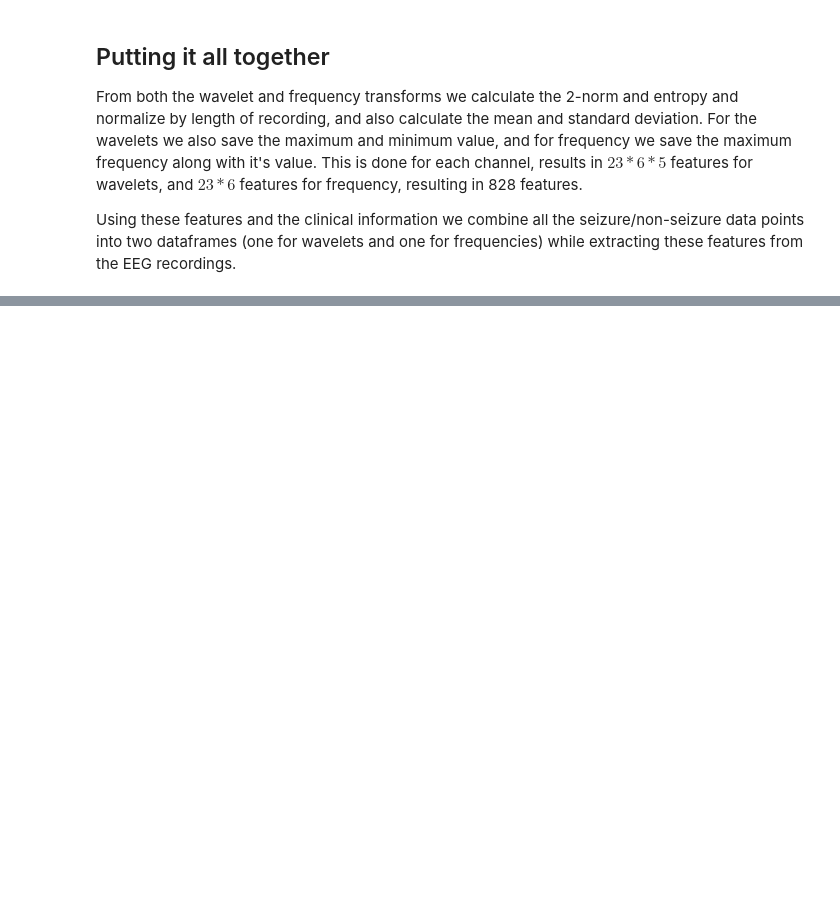
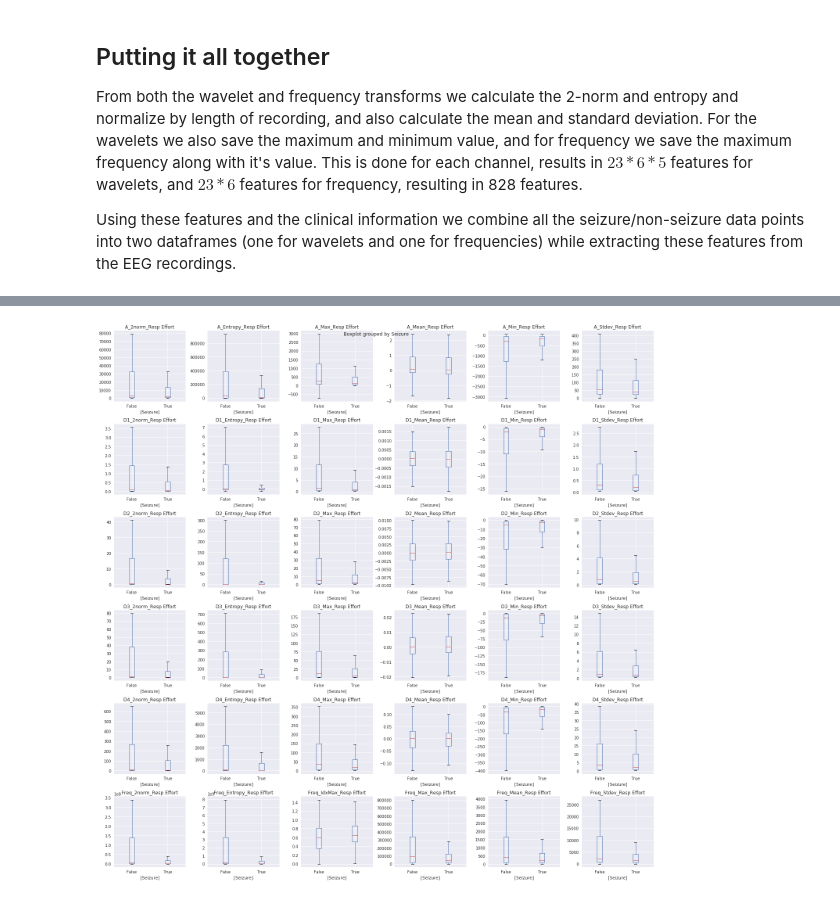
Before and after one commit to contagon/nicu-eeg-dataproject, a Jupyter notebook: main.ipynb, the cells around one changed output, grey strips where cells are left out. Cells and saved outputs as stored; diff of their text form; code cells hidden in the pictures; blank space fills up the shorter version.

```diff
--- a/main.ipynb
+++ b/main.ipynb
@@ -391,0 +382,8 @@ Index(['Freq_Mean_Fp1', 'Freq_Mean_Fp2', 'Freq_Mean_F3', 'Freq_Mean_F4',
+# %%
+Resp_cols = [col for col in df if (col.endswith("Resp Effort") or col == "Seizure")]
+fig, ax_new = plt.subplots(6,6, sharey=False, figsize=(20,20))
+df[Resp_cols].boxplot(by='Seizure', ax=ax_new, figsize=(20,20), showfliers=False)
+plt.tight_layout()
+plt.show()
+# %% [output]
+[figure, added]
```
Also changed, not shown: parts of 11 cells of this notebook, 1 other file.
